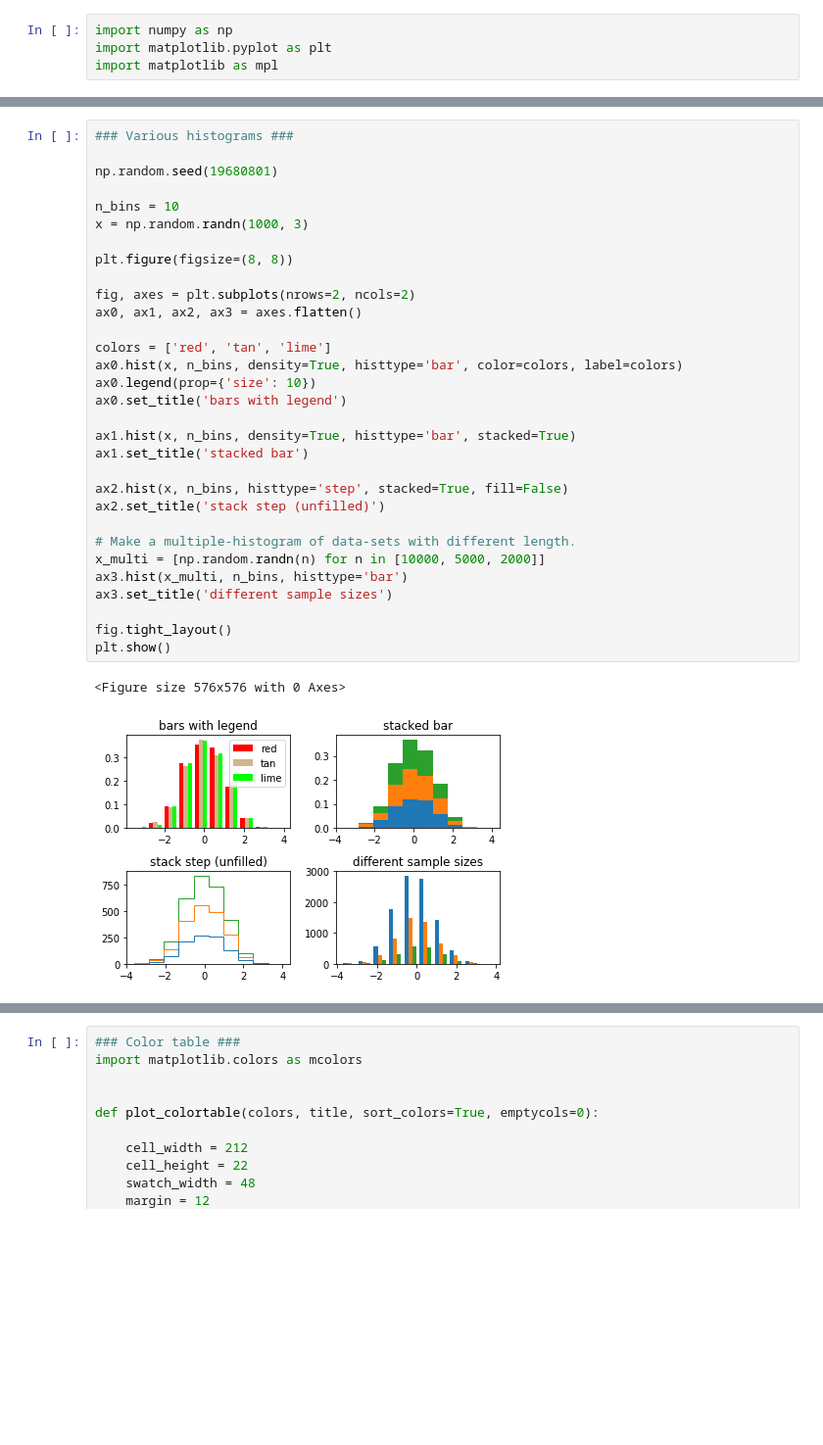
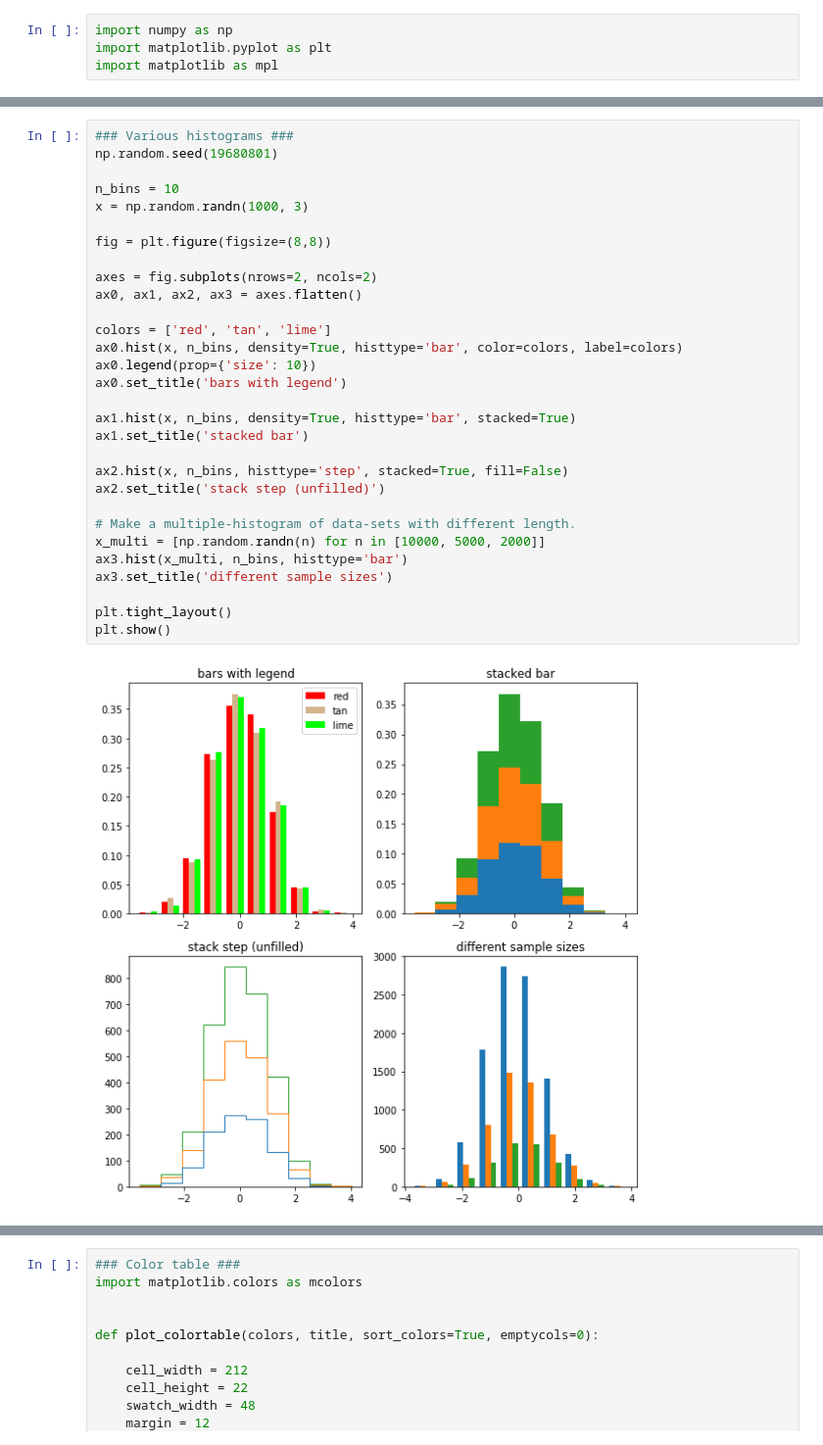
Before and after one commit to drfaust23/matplotlib_tutorial, a Jupyter notebook: Matplotlib-tutorial2.ipynb, the cells around one changed output, grey strips where cells are left out. Shown: that part at 98% size. Cells and saved outputs as stored; diff of their text form; blank space fills up the shorter version.

```diff
--- a/Matplotlib-tutorial2.ipynb
+++ b/Matplotlib-tutorial2.ipynb
@@ -30,37 +29,35 @@ plt.show()
 # %%
 ### Various histograms ###
-
 np.random.seed(19680801)
 
 n_bins = 10
 x = np.random.randn(1000, 3)
 
-plt.figure(figsize=(8, 8))
+fig = plt.figure(figsize=(8,8))
 
-fig, axes = plt.subplots(nrows=2, ncols=2)
+axes = fig.subplots(nrows=2, ncols=2)
 ax0, ax1, ax2, ax3 = axes.flatten()
 
 colors = ['red', 'tan', 'lime']
 ax0.hist(x, n_bins, density=True, histtype='bar', color=colors, label=colors)
 ax0.legend(prop={'size': 10})
 ax0.set_title('bars with legend')
 
 ax1.hist(x, n_bins, density=True, histtype='bar', stacked=True)
 ax1.set_title('stacked bar')
 
 ax2.hist(x, n_bins, histtype='step', stacked=True, fill=False)
 ax2.set_title('stack step (unfilled)')
 
 # Make a multiple-histogram of data-sets with different length.
 x_multi = [np.random.randn(n) for n in [10000, 5000, 2000]]
 ax3.hist(x_multi, n_bins, histtype='bar')
 ax3.set_title('different sample sizes')
 
-fig.tight_layout()
+plt.tight_layout()
 plt.show()
 # %% [output]
-<Figure size 576x576 with 0 Axes>
-[figure, old version]
+[figure, new version]
 # %%
 ### Scatter plot with histogram ###
 
```
Also changed, not shown: parts of 7 cells of this notebook.
